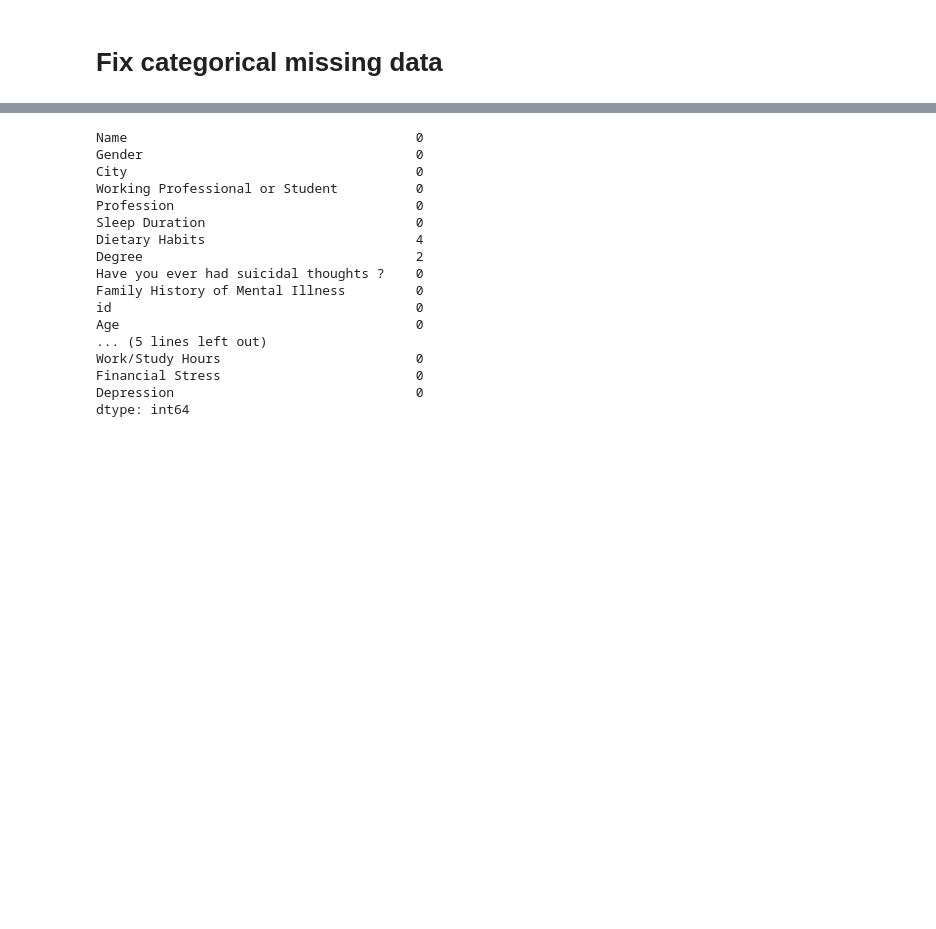
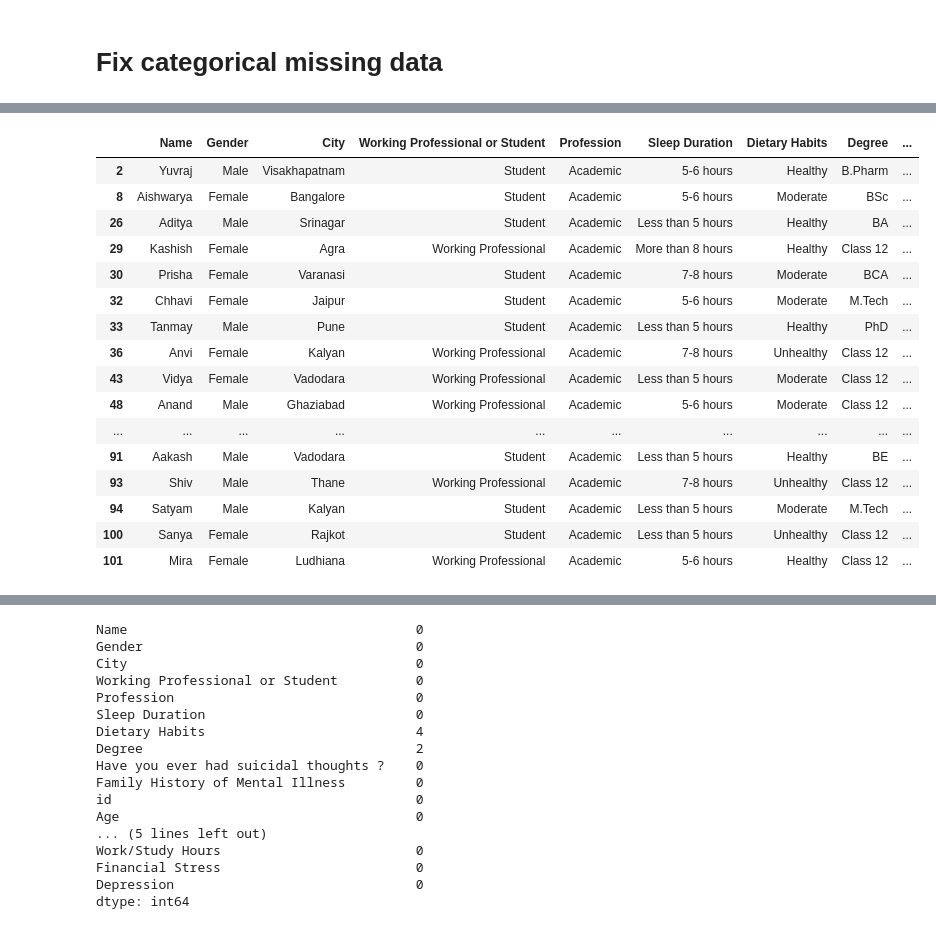
Before and after one commit to mailmezorro/playground-series-s4e11, a Jupyter notebook: Preprocessing/playground-series-s4e11-preprocessing.ipynb, the cells around one changed output, grey strips where cells are left out. Drawn from its saved outputs; the diff is of its cells as text; code cells hidden in the pictures; blank space fills up the shorter version.

```diff
--- a/Preprocessing/playground-series-s4e11-preprocessing.ipynb
+++ b/Preprocessing/playground-series-s4e11-preprocessing.ipynb
@@ -358,0 +333,20 @@ train_original_copy.head(25)
+# %%
+df_missing.head(25)
+# %% [output]
+|  | Name | Gender | City | Working Professional or Student | Profession | Sleep Duration | Dietary Habits | Degree | ... |
+| 2 | Yuvraj | Male | Visakhapatnam | Student | Academic | 5-6 hours | Healthy | B.Pharm | ... |
+| 8 | Aishwarya | Female | Bangalore | Student | Academic | 5-6 hours | Moderate | BSc | ... |
+| 26 | Aditya | Male | Srinagar | Student | Academic | Less than 5 hours | Healthy | BA | ... |
+| 29 | Kashish | Female | Agra | Working Professional | Academic | More than 8 hours | Healthy | Class 12 | ... |
+| 30 | Prisha | Female | Varanasi | Student | Academic | 7-8 hours | Moderate | BCA | ... |
+| 32 | Chhavi | Female | Jaipur | Student | Academic | 5-6 hours | Moderate | M.Tech | ... |
+| 33 | Tanmay | Male | Pune | Student | Academic | Less than 5 hours | Healthy | PhD | ... |
+| 36 | Anvi | Female | Kalyan | Working Professional | Academic | 7-8 hours | Unhealthy | Class 12 | ... |
+| 43 | Vidya | Female | Vadodara | Working Professional | Academic | Less than 5 hours | Moderate | Class 12 | ... |
+| 48 | Anand | Male | Ghaziabad | Working Professional | Academic | 5-6 hours | Moderate | Class 12 | ... |
+| ... | ... | ... | ... | ... | ... | ... | ... | ... | ... |
+| 91 | Aakash | Male | Vadodara | Student | Academic | Less than 5 hours | Healthy | BE | ... |
+| 93 | Shiv | Male | Thane | Working Professional | Academic | 7-8 hours | Unhealthy | Class 12 | ... |
+| 94 | Satyam | Male | Kalyan | Student | Academic | Less than 5 hours | Moderate | M.Tech | ... |
+| 100 | Sanya | Female | Rajkot | Student | Academic | Less than 5 hours | Unhealthy | Class 12 | ... |
+| 101 | Mira | Female | Ludhiana | Working Professional | Academic | 5-6 hours | Healthy | Class 12 | ... |
```
Also changed, not shown: parts of 9 cells of this notebook, 18 other files.
